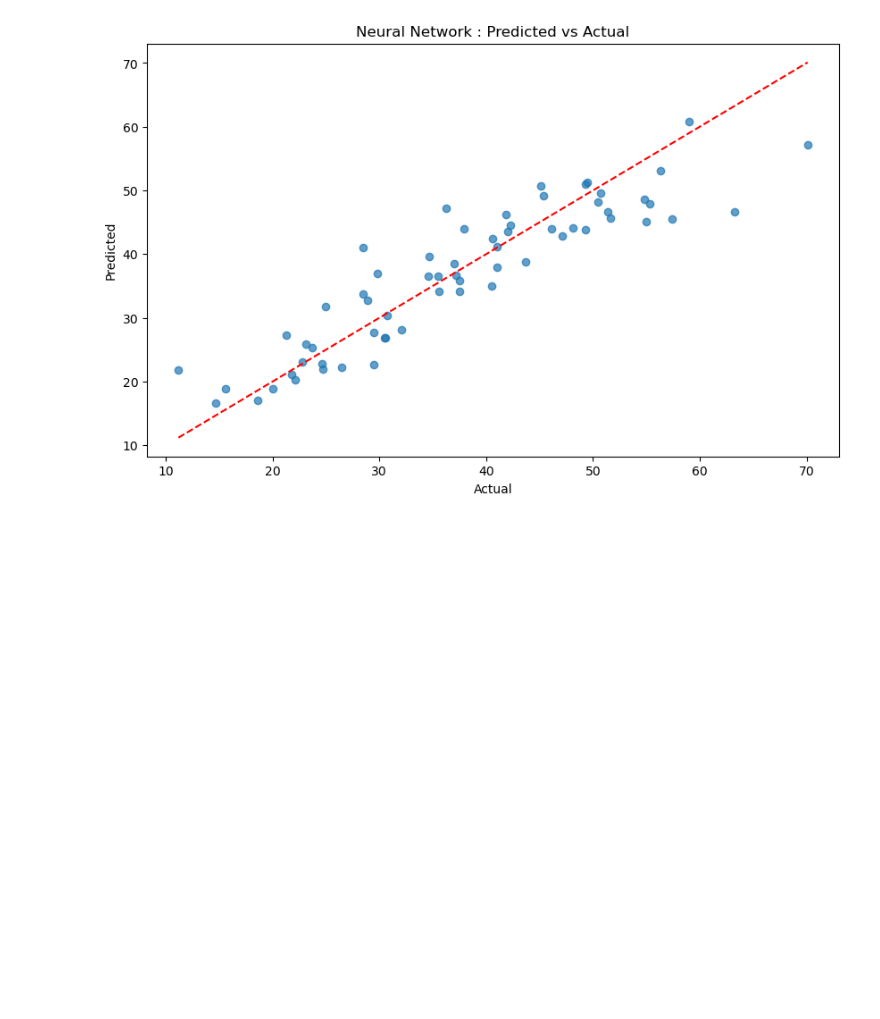
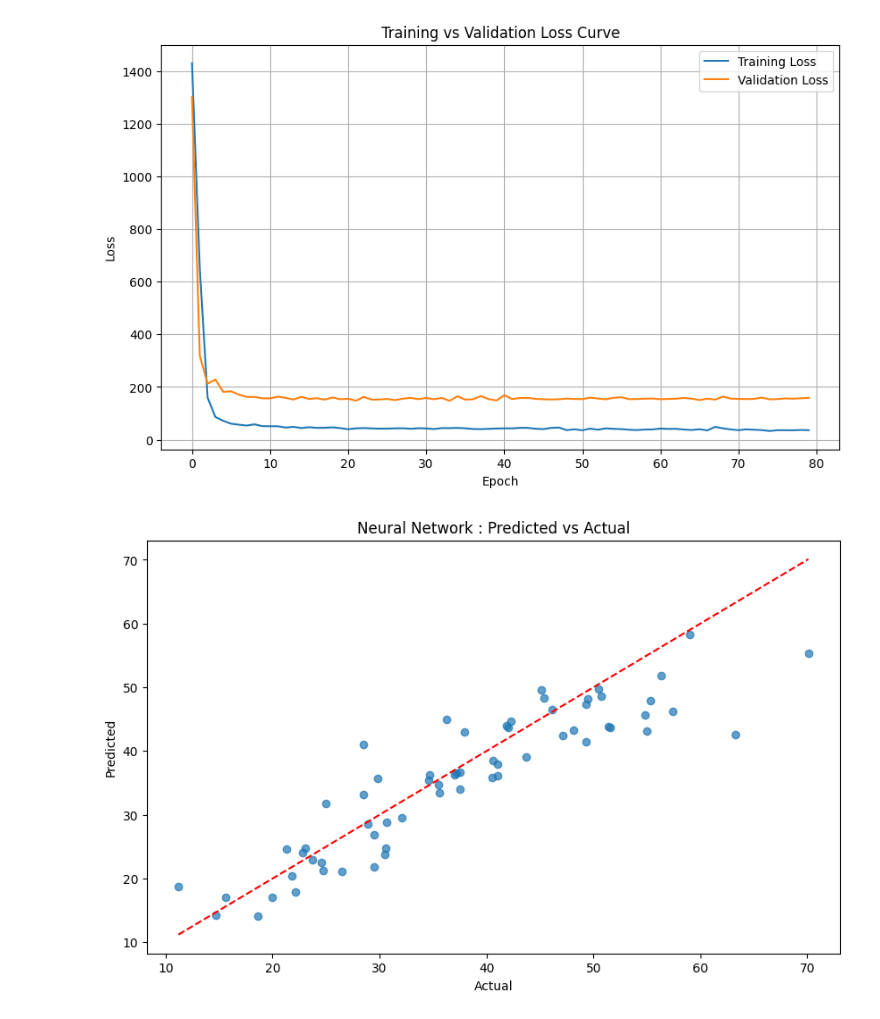
Before and after one commit to ROFA459/projet-FAI, a Jupyter notebook: real state final/NN.ipynb, the cells around one changed output. Cells and saved outputs as stored; diff of their text form; code cells hidden in the pictures; blank space fills up the shorter version.

```diff
--- a/real state final/NN.ipynb
+++ b/real state final/NN.ipynb
@@ -6,6 +6,7 @@ from torch.utils.data import TensorDataset, DataLoader
 import pandas as pd
 import numpy as np
 from sklearn.metrics import mean_squared_error, mean_absolute_error, r2_score
+from sklearn.model_selection import train_test_split
 import matplotlib.pyplot as plt
 
 # ======================================================
@@ -22,7 +23,6 @@ X_train = torch.tensor(X_train, dtype=torch.float32)
 y_train = torch.tensor(y_train, dtype=torch.float32).view(-1, 1)
 
 X_test_tensor = torch.tensor(X_test, dtype=torch.float32)
-
 
 # ======================================================
 # 2. Neural Network Architecture (BEST PARAMS)
@@ -43,7 +43,6 @@ class Net(nn.Module):
         x = self.fc3(x)
         return x
 
-
 # ======================================================
 # 3. Initialize Model
 # ======================================================
@@ -54,30 +53,62 @@ optimizer = optim.Adam(model.parameters(), lr=0.003649463423057799)
 batch_size = 16
 epochs = 80
 
-# Dataloader
-loader = DataLoader(TensorDataset(X_train, y_train), batch_size=batch_size, shuffle=True)
+# ======================================================
+# 4. Create Validation Split for plotting (15%)
+# ======================================================
+X_tr, X_val, y_tr, y_val = train_test_split(
+    X_train, y_train, test_size=0.15, shuffle=True
+)
+
+train_loader = DataLoader(TensorDataset(X_tr, y_tr), batch_size=batch_size, shuffle=True)
+val_loader = DataLoader(TensorDataset(X_val, y_val), batch_size=batch_size, shuffle=False)
+
+train_losses = []
+val_losses = []
 
 # ======================================================
-# 4. Training Loop
+# 5. Training Loop (with tracking Loss)
 # ======================================================
 model.train()
 for epoch in range(epochs):
-    for xb, yb in loader:
+
+    batch_losses = []
+    for xb, yb in train_loader:
         optimizer.zero_grad()
         pred = model(xb)
         loss = criterion(pred, yb)
         loss.backward()
         optimizer.step()
+        batch_losses.append(loss.item())
+
+    train_loss = np.mean(batch_losses)
+    train_losses.append(train_loss)
+
+    # ===== Validation Loss =====
+    model.eval()
+    with torch.no_grad():
+        val_batch_losses = []
+        for xb, yb in val_loader:
+            v_pred = model(xb)
+            v_loss = criterion(v_pred, yb)
+            val_batch_losses.append(v_loss.item())
+
+        val_loss = np.mean(val_batch_losses)
+        val_losses.append(val_loss)
+
+    model.train()
+
+    print(f"Epoch {epoch+1}/{epochs}  Train Loss={train_loss:.4f}  Val Loss={val_loss:.4f}")
 
 # ======================================================
-# 5. Predict on TEST
+# 6. Predict on TEST
 # ======================================================
 model.eval()
 with torch.no_grad():
     y_pred = model(X_test_tensor).numpy().flatten()
 
 # ======================================================
-# 6. Evaluation
+# 7. Evaluation
 # ======================================================
 mse = mean_squared_error(y_test, y_pred)
 rmse = np.sqrt(mse)
@@ -90,8 +121,21 @@ print(f"MSE  : {mse:.4f}")
 print(f"RMSE : {rmse:.4f}")
 print(f"R²   : {r2:.4f}")
 
+
+# Training vs Validation Loss Curve
+
+plt.figure(figsize=(10, 6))
+plt.plot(train_losses, label="Training Loss")
+plt.plot(val_losses, label="Validation Loss")
+plt.xlabel("Epoch")
+plt.ylabel("Loss")
+plt.title("Training vs Validation Loss Curve")
+plt.legend()
+plt.grid(True)
+plt.show()
+
 # ======================================================
-# 7. Plot Predicted vs Actual
+# 9. Plot Predicted vs Actual
 # ======================================================
 plt.figure(figsize=(10, 6))
 plt.scatter(y_test, y_pred, alpha=0.7)
@@ -112 +168,2 @@ R²   : 0.8213
-[figure, old version]
+[figure, new version]
+[figure, added]
```
Also changed, not shown: parts of 1 cell of this notebook, 4 other files.
